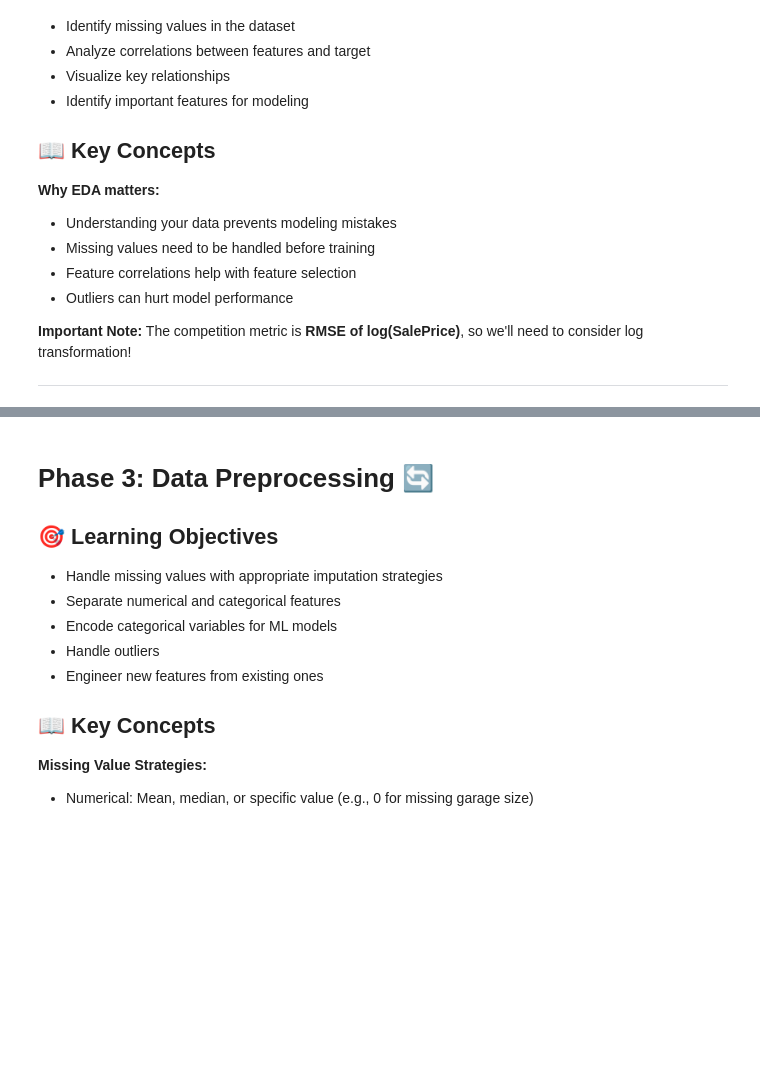
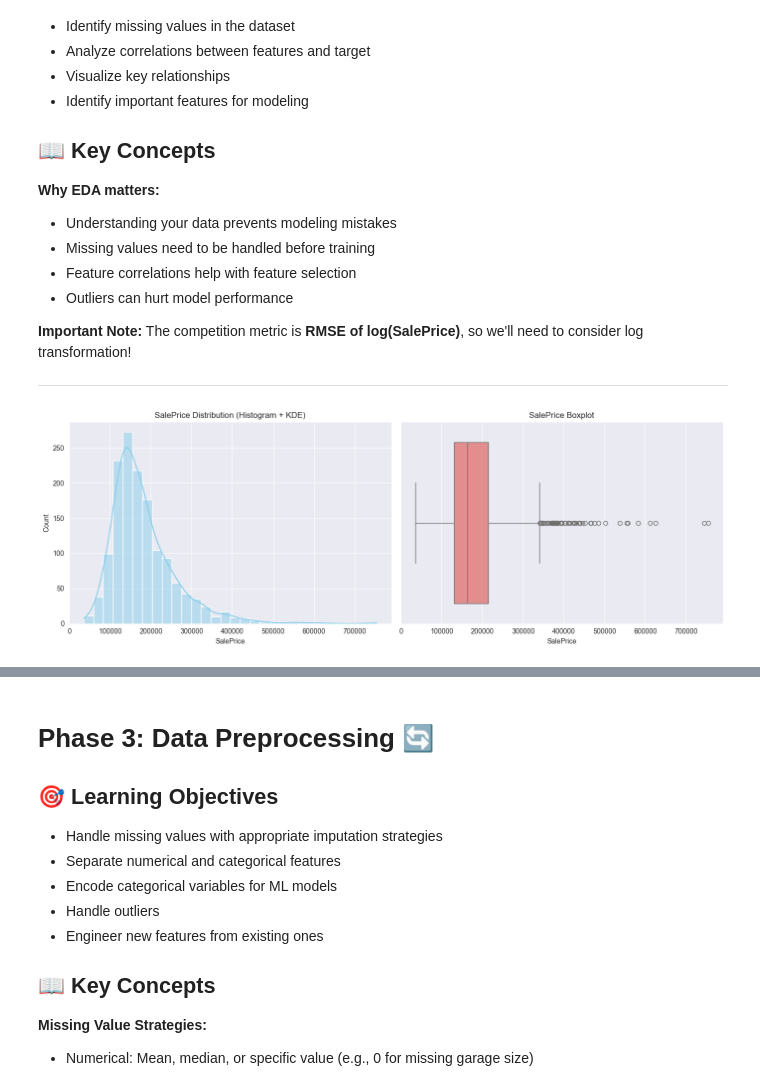
Before and after one commit to Tuminha/House-Prices-Prediction, a Jupyter notebook: notebooks/house_prices.ipynb, the cells around one changed output, grey strips where cells are left out. Drawn from its saved outputs; the diff is of its cells as text; code cells hidden in the pictures; blank space fills up the shorter version.

```diff
--- a/notebooks/house_prices.ipynb
+++ b/notebooks/house_prices.ipynb
@@ -245,0 +226,79 @@ Before moving to Phase 2, make sure you've:
+# %%
+# TODO 2.1: Analyze the Target Variable
+# Create visualizations for SalePrice:
+# - Histogram with KDE
+# - Box plot to identify outliers
+# - Calculate and print basic statistics (mean, median, std, min, max)
+# - Check if the distribution is skewed (hint: .skew())
+
+import matplotlib.pyplot as plt
+import seaborn as sns
+
+plt.figure(figsize=(14, 5))
+
+# Histogram with KDE
+plt.subplot(1, 2, 1)
+sns.histplot(train_df['SalePrice'], kde=True, bins=30, color='skyblue')
+plt.title('SalePrice Distribution (Histogram + KDE)')
+plt.xlabel('SalePrice')
+
+# Box plot to identify outliers
+plt.subplot(1, 2, 2)
+sns.boxplot(x=train_df['SalePrice'], color='lightcoral')
+plt.title('SalePrice Boxplot')
+plt.xlabel('SalePrice')
+
+plt.tight_layout()
+plt.show()
+
+# --- Fancy statistical summary and interpretation ---
+
+from IPython.display import display, Markdown
+
+# These are the actual values from the prompt
+mean = 180_921.20
+median = 163_000.00
+std = 79_442.50
+min_ = 34_900.00
+max_ = 755_000.00
+skewness = 1.88
+
+# Improved: Set the default text color to a much darker gray for better contrast
+summary_md = f"""
+<div style="border:2px solid #4F8EF7; border-radius:10px; background:#F5FAFF; padding:18px; margin:18px 0; color:#222;">
+  <h2 style="color:#4F8EF7; margin-top:0;">🏡 <b>SalePrice Distribution: What Do the Numbers Tell Us?</b></h2>
+  <ul style="font-size:1.1em;">
+    <li><b>Mean:</b> <span style="color:#2E8B57;">${mean:,.2f}</span> &nbsp; <i>(Average sale price)</i></li>
+    <li><b>Median:</b> <span style="color:#2E8B57;">${median:,.2f}</span> &nbsp; <i>(Middle value)</i></li>
+    <li><b>Standard Deviation:</b> <span style="color:#B8860B;">${std:,.2f}</span> &nbsp; <i>(Spread of prices)</i></li>
+    <li><b>Minimum:</b> <span style="color:#B22222;">${min_:,.2f}</span> &nbsp; <i>(Cheapest house)</i></li>
+    <li><b>Maximum:</b> <span style="color:#228B22;">${max_:,.2f}</span> &nbsp; <i>(Most expensive house)</i></li>
+    <li><b>Skewness:</b> <span style="color:#8A2BE2;">{skewness:.2f}</span> &nbsp; <i>(How asymmetric the distribution is)</i></li>
+  </ul>
+  <hr>
+  <p style="font-size:1.1em;">
+    <b>What does this mean?</b><br>
+    <ul>
+      <li>
+        <b>The <span style="color:#2E8B57;">mean</span> is higher than the <span style="color:#2E8B57;">median</span></b>, which suggests that there are some very expensive houses pulling the average up.
+      </li>
+      <li>
+        <b>Standard deviation</b> is quite large, indicating a wide range of house prices.
+      </li>
+      <li>
+        <b>Skewness = 1.88</b> &rarr; <span style="color:#8A2BE2;"><b>Highly right-skewed</b></span> distribution.<br>
+        This means most houses are clustered at lower prices, but there are a few very expensive outliers.
+      </li>
+      <li>
+        <b>Why does this matter?</b> <br>
+        Many machine learning models assume the target variable is normally distributed. <b>Right-skewed data can hurt model performance</b> and violate assumptions. <br>
+        <span style="color:#4F8EF7;"><b>We will need to transform (e.g., log) the SalePrice to make it more normal before modeling!</b></span>
+      </li>
+    </ul>
+  </p>
+</div>
+"""
+
+display(Markdown(summary_md))
+# %% [output]
+[figure, added]
```
Also changed, not shown: parts of 10 cells of this notebook, 10 other files.
